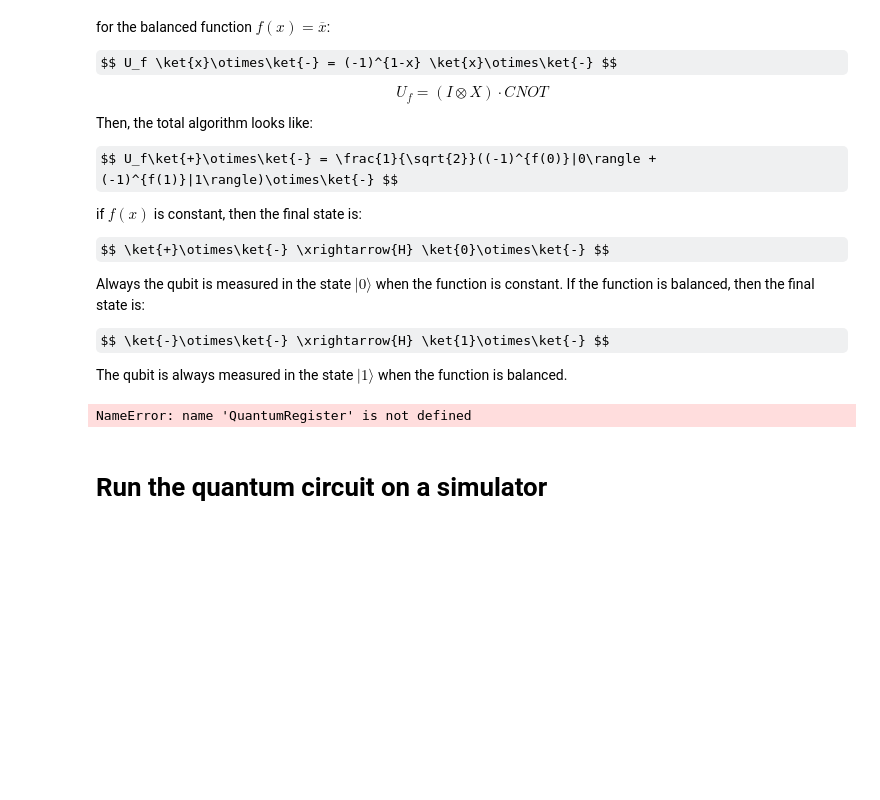
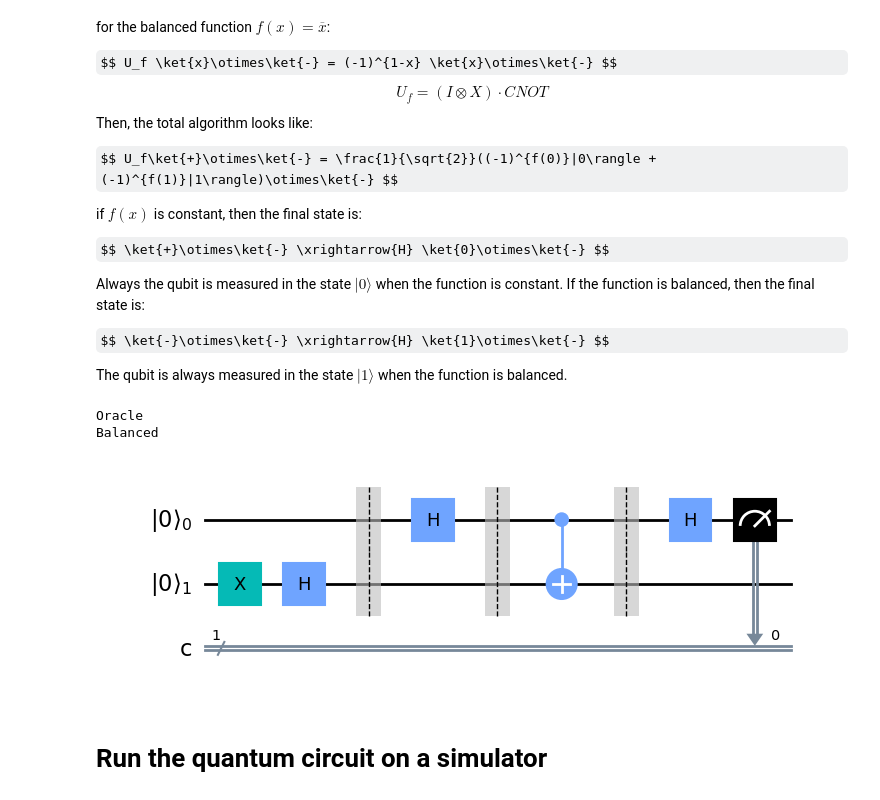
Before and after one commit to LeanderReascos/QC_Yachay, a Jupyter notebook: Notebooks/Day1.ipynb, the cells around one changed output. Saved outputs shown, nothing was run; the diff lists cells and outputs as text; code cells hidden in the pictures; some formulas as TeX source; blank space fills up the shorter version.

```diff
--- a/Notebooks/Day1.ipynb
+++ b/Notebooks/Day1.ipynb
@@ -97,9 +97,8 @@ $$ \ket{-}\otimes\ket{-} \xrightarrow{H} \ket{1}\otimes\ket{-} $$
 
 The qubit is always measured in the state $|1\rangle$ when the function is balanced.
 # %%
-def Oracle(balanced=True):
+def Oracle(balanced=1, value=1):
     qc = QuantumCircuit(2)
-    value = np.random.randint(low=0,high=2)
     if balanced:
         qc.cx(0,1)
     if value:
@@ -113,37 +112,42 @@ n_ancillas = 1  # Number of ancilla qubits
 
 # Create a quantum circuit on n_qubits and n_ancillas qubits
 
 qr = QuantumRegister(n_qubits + n_ancillas, r'|0\rangle')
 cr = ClassicalRegister(n_qubits, 'c')
 qc = QuantumCircuit(qr, cr)
 
 q_ancillas = qr[n_qubits:]
 q_qubits = qr[:n_qubits]
 
 # Initialize the ancilla qubit in the |-⟩ state
 qc.x(q_ancillas)
 qc.h(q_ancillas)
 qc.barrier()
 
 # Apply the Hadamard gate to the qubits
 qc.h(q_qubits)
 qc.barrier()
 
 # Apply the Oracle
-qc.append(Oracle(balanced=False), qr)
+balanced = np.random.randint(2)
+value = np.random.randint(2)
+oracle_gate_name = f'Oracle\nBalanced' if balanced else f'Oracle\nConstant'
+print(oracle_gate_name)
+qc.append(Oracle(balanced, value), qr)
 
 qc.barrier()
 # Apply the Hadamard gate to the qubits
 qc.h(q_qubits)
 
 # Measure the qubits
 qc.measure(q_qubits, cr)
 
 # Draw the circuit
-qc.decompose(gates_to_decompose=
-    .draw(output='mpl')
+qc.decompose(gates_to_decompose = oracle_gate_name).draw(output='mpl')
 # %% [output]
-NameError: name 'QuantumRegister' is not defined
+Oracle
+Balanced
+[figure, added]
 # %% [markdown]
 # Run the quantum circuit on a simulator
 # %%
```
